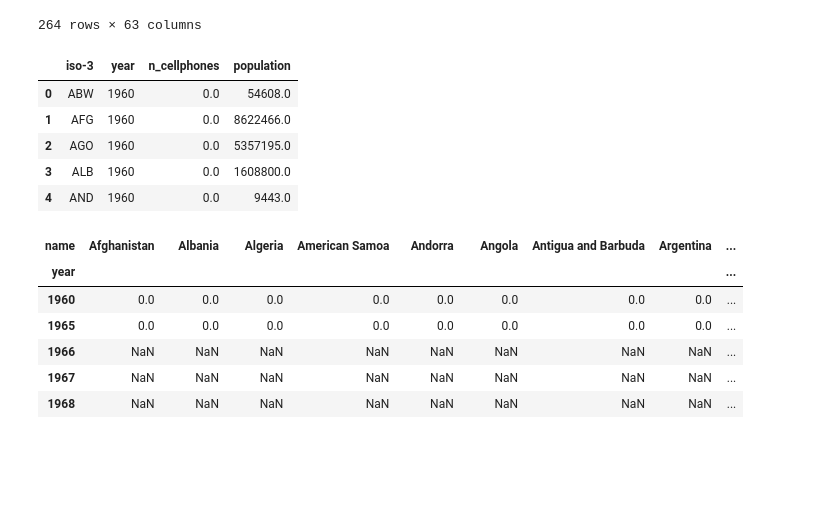
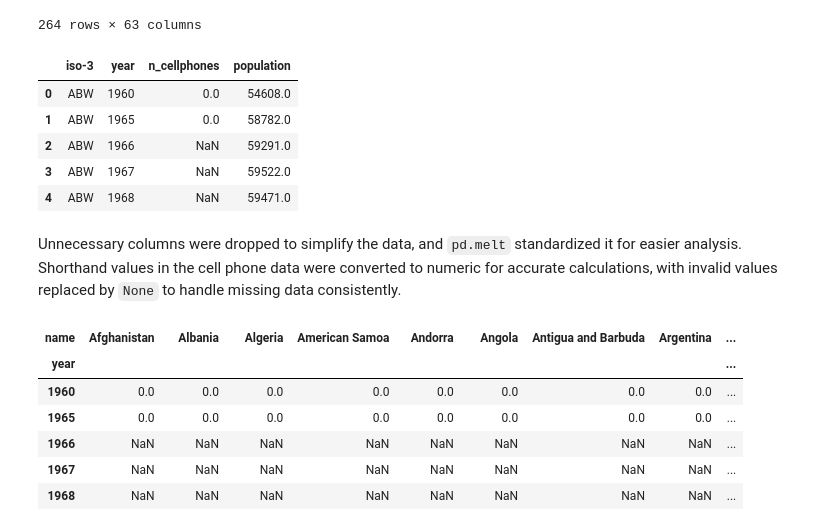
Before and after one commit to MrHEFF/su-mt4007, a Jupyter notebook: HW4/HW4.ipynb, the cells around one changed output. Saved outputs shown, nothing was run; the diff lists cells and outputs as text; code cells hidden in the pictures; blank space fills up the shorter version.

```diff
--- a/HW4/HW4.ipynb
+++ b/HW4/HW4.ipynb
@@ -44,41 +44,39 @@ pop_data
 # %%
 # Clean the population data by dropping unnecessary columns and melting it
 pop_data_cleaned = pop_data.drop(columns=['Unnamed: 0'])  # Drop the 'Unnamed: 0' column
 df_pop_melted = pd.melt(pop_data_cleaned, id_vars=['iso-3'], var_name='year', value_name='population')
 
 # Clean the cell phone data: remove shorthand suffixes and convert to numeric
 def clean_shorthand(value):
     if isinstance(value, str):
-        value = value.replace('k', 'e3').replace('M', 'e6')  # Replace 'k' with e3, 'M' with e6
-        try:
-            return float(eval(value))  # Evaluate the expression safely
-        except:
-            return None
+        value = value.replace('k', 'e3').replace('M', 'e6')  # Replace k with e3, M with e6
     return value
 
-cell_phones_data_cleaned = cell_phone_data.copy()
+cell_phones_data_cleaned = cell_phone_data.copy() # Incase we might use this data later we make a copy
 cell_phones_data_cleaned.iloc[:, 1:] = cell_phone_data.iloc[:, 1:].applymap(clean_shorthand)
 
 # Melt the cleaned cell phone data
 df_phones_melted = pd.melt(cell_phones_data_cleaned, id_vars=['iso-3'], var_name='year', value_name='n_cellphones')
 
 # Merge the melted population and cell phone data
 merged_data = pd.merge(df_phones_melted, df_pop_melted, on=['iso-3', 'year'], how='inner')
 
 # Merge with the country data to include additional metadata
 merged_data_all = pd.merge(merged_data, country_data, left_on='iso-3', right_on='alpha-3', how='inner')
 
 # Drop redundant columns and clean up the result
 merged_data_all.drop(columns=['alpha-3'], inplace=True)
 
 merged_data_all[["iso-3", "year", "n_cellphones", "population"]].head(5)
 # %% [output]
 |  | iso-3 | year | n_cellphones | population |
 | 0 | ABW | 1960 | 0.0 | 54608.0 |
-| 1 | AFG | 1960 | 0.0 | 8622466.0 |
-| 2 | AGO | 1960 | 0.0 | 5357195.0 |
-| 3 | ALB | 1960 | 0.0 | 1608800.0 |
-| 4 | AND | 1960 | 0.0 | 9443.0 |
+| 1 | ABW | 1965 | 0.0 | 58782.0 |
+| 2 | ABW | 1966 | NaN | 59291.0 |
+| 3 | ABW | 1967 | NaN | 59522.0 |
+| 4 | ABW | 1968 | NaN | 59471.0 |
+# %% [markdown]
+Unnecessary columns were dropped to simplify the data, and `pd.melt` standardized it for easier analysis. Shorthand values in the cell phone data were converted to numeric for accurate calculations, with invalid values replaced by `None` to handle missing data consistently.
 # %%
 merged_data_all['phones_per_capita'] = merged_data_all['n_cellphones'] / merged_data_all['population']
 
```
Also changed, not shown: parts of 5 cells of this notebook.
